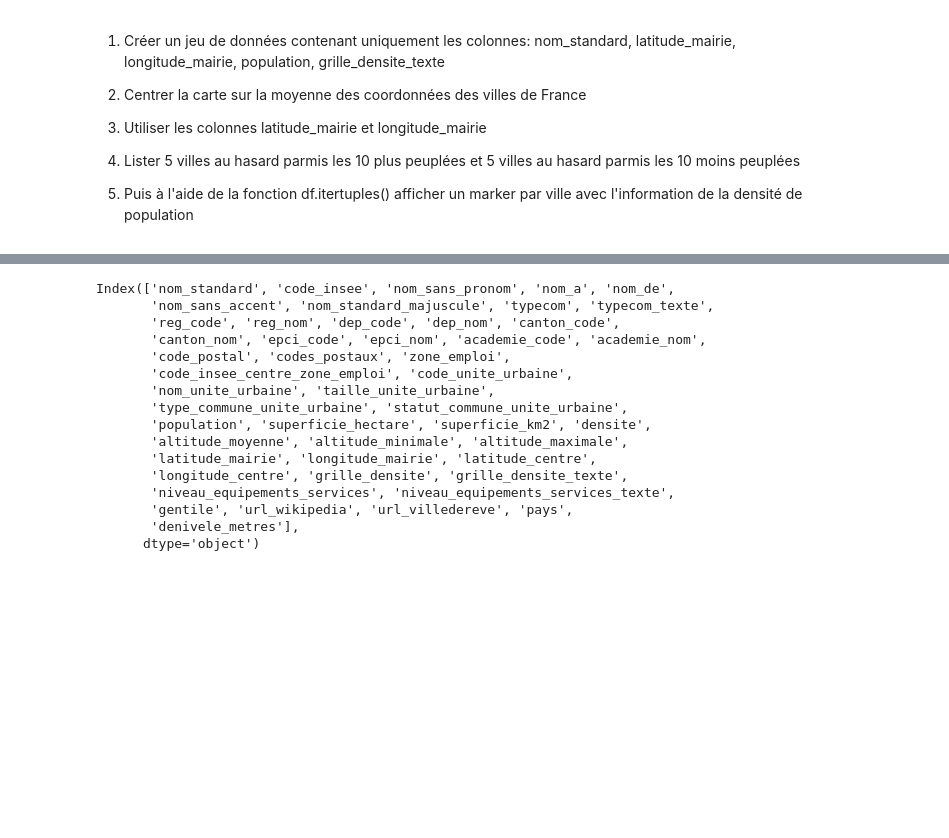
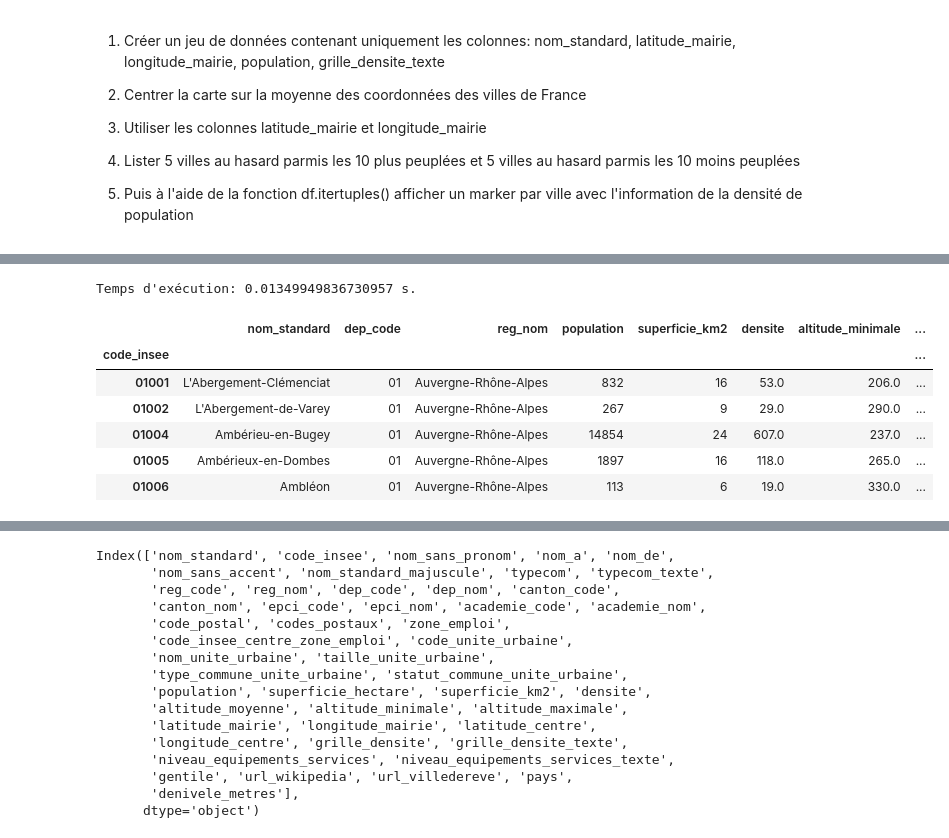
Before and after one commit to ldom1/sorbonne_mimo_python, a Jupyter notebook: 6_manipulation_donnees_pandas/0_cours.ipynb, the cells around one changed output, grey strips where cells are left out. Drawn from its saved outputs; the diff is of its cells as text; code cells hidden in the pictures; blank space fills up the shorter version.

```diff
--- a/6_manipulation_donnees_pandas/0_cours.ipynb
+++ b/6_manipulation_donnees_pandas/0_cours.ipynb
@@ -1210,0 +1238,21 @@ La librairie Nominatim permet quant-à elle de localiser votre position de multi
+# %%
+cols_ville = [
+    "code_insee",
+    "nom_standard",
+    "dep_code",
+    "reg_nom",
+]
+
+cols_stats = [
+    "code_insee",
+    "population",
+    "superficie_km2",
+    "densite",
+    "altitude_minimale",
+    "altitude_maximale",
+]
+# %%
+df_ville = df[cols_ville]
+df_stats = df[cols_stats]
+
+df_ville.head()
@@ -1210,0 +1302,19 @@ La librairie Nominatim permet quant-à elle de localiser votre position de multi
+# %%
+# Set the index to the code_insee column
+df_ville_indexed = df_ville.set_index("code_insee")
+df_stats_indexed = df_stats.set_index("code_insee")
+
+# Merge the two DataFrames using the index
+start_time = time.time()
+df_merged_indexed = df_ville_indexed.join(df_stats_indexed, how="inner")  # inner join
+print("Temps d'exécution:", time.time() - start_time, "s.")
+df_merged_indexed.head()
+# %% [output]
+Temps d'exécution: 0.01349949836730957 s.
+|  | nom_standard | dep_code | reg_nom | population | superficie_km2 | densite | altitude_minimale | ... |
+| code_insee |  |  |  |  |  |  |  | ... |
+| 01001 | L'Abergement-Clémenciat | 01 | Auvergne-Rhône-Alpes | 832 | 16 | 53.0 | 206.0 | ... |
+| 01002 | L'Abergement-de-Varey | 01 | Auvergne-Rhône-Alpes | 267 | 9 | 29.0 | 290.0 | ... |
+| 01004 | Ambérieu-en-Bugey | 01 | Auvergne-Rhône-Alpes | 14854 | 24 | 607.0 | 237.0 | ... |
+| 01005 | Ambérieux-en-Dombes | 01 | Auvergne-Rhône-Alpes | 1897 | 16 | 118.0 | 265.0 | ... |
+| 01006 | Ambléon | 01 | Auvergne-Rhône-Alpes | 113 | 6 | 19.0 | 330.0 | ... |
```
Also changed, not shown: parts of 21 cells of this notebook.
